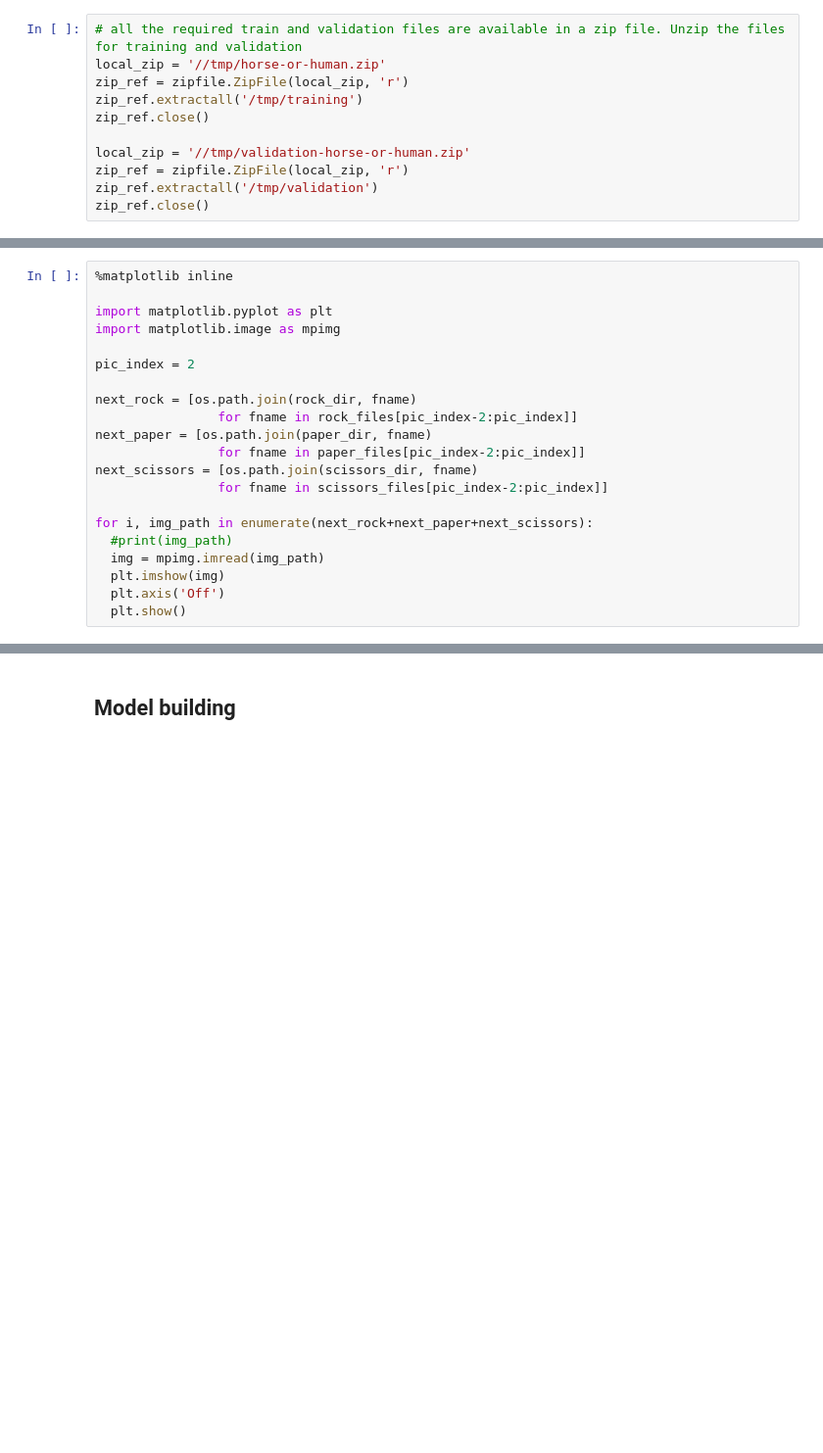
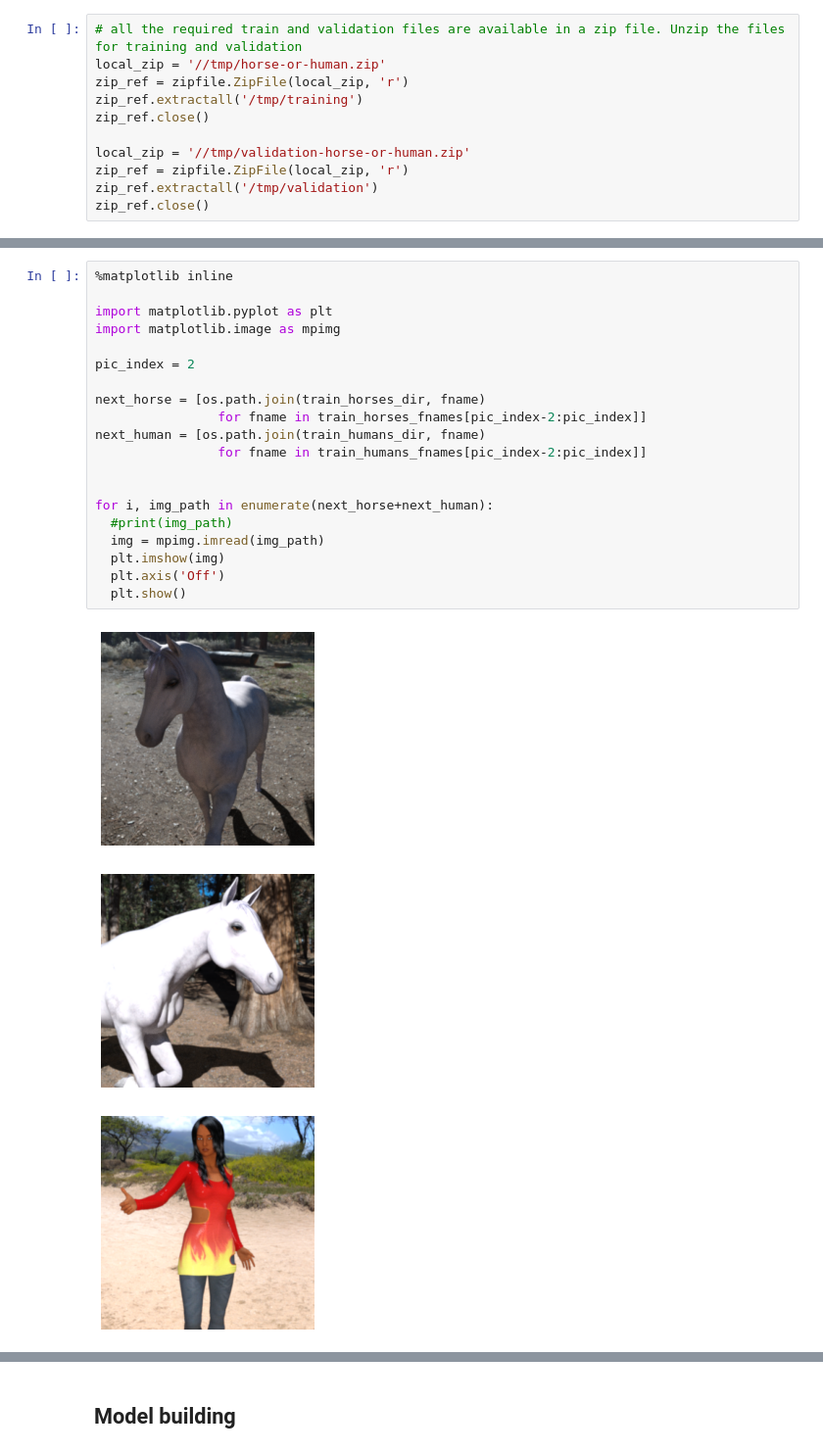
Before and after one commit to mohameddhameem/IBM-Machine-Learning, a Jupyter notebook: Deep Learning and Reinforcement Learning/Final Assignment/Submission.ipynb, the cells around one changed output, grey strips where cells are left out. Shown at 98% size. Drawn from its saved outputs; the diff is of its cells as text; blank space fills up the shorter version.

```diff
--- a/Deep Learning and Reinforcement Learning/Final Assignment/Submission.ipynb
+++ b/Deep Learning and Reinforcement Learning/Final Assignment/Submission.ipynb
@@ -56,21 +76,24 @@ print('Total Horse Training files',len(validation_humans_fnames))
 # %%
 %matplotlib inline
 
 import matplotlib.pyplot as plt
 import matplotlib.image as mpimg
 
 pic_index = 2
 
-next_rock = [os.path.join(rock_dir, fname)
-                for fname in rock_files[pic_index-2:pic_index]]
-next_paper = [os.path.join(paper_dir, fname)
-                for fname in paper_files[pic_index-2:pic_index]]
-next_scissors = [os.path.join(scissors_dir, fname)
-                for fname in scissors_files[pic_index-2:pic_index]]
+next_horse = [os.path.join(train_horses_dir, fname)
+                for fname in train_horses_fnames[pic_index-2:pic_index]]
+next_human = [os.path.join(train_humans_dir, fname)
+                for fname in train_humans_fnames[pic_index-2:pic_index]]
 
-for i, img_path in enumerate(next_rock+next_paper+next_scissors):
+
+for i, img_path in enumerate(next_horse+next_human):
   #print(img_path)
   img = mpimg.imread(img_path)
   plt.imshow(img)
   plt.axis('Off')
   plt.show()
+# %% [output]
+[figure, added]
+[figure, added]
+[figure, added]
```
Also changed, not shown: parts of 18 cells of this notebook.
